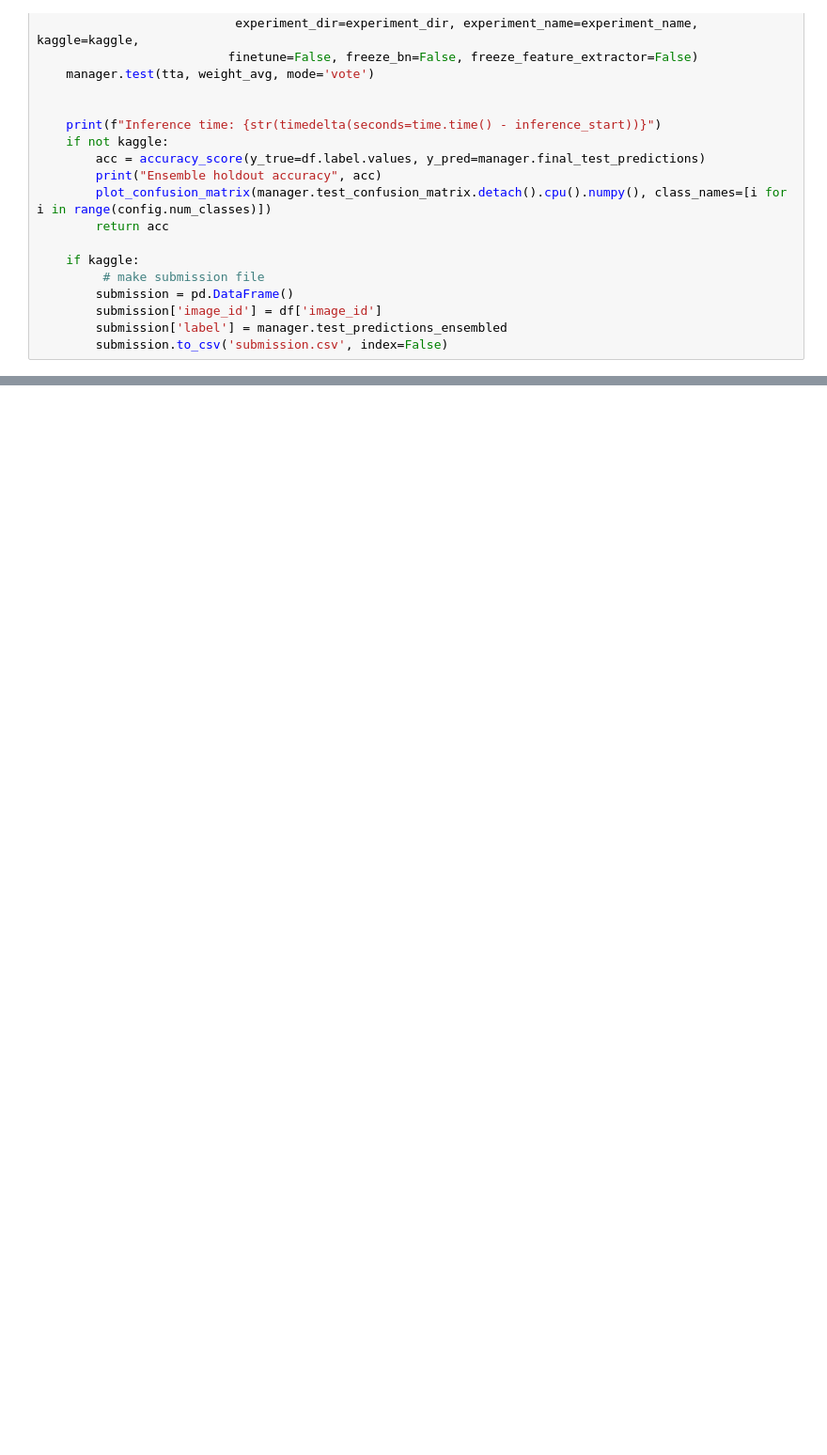
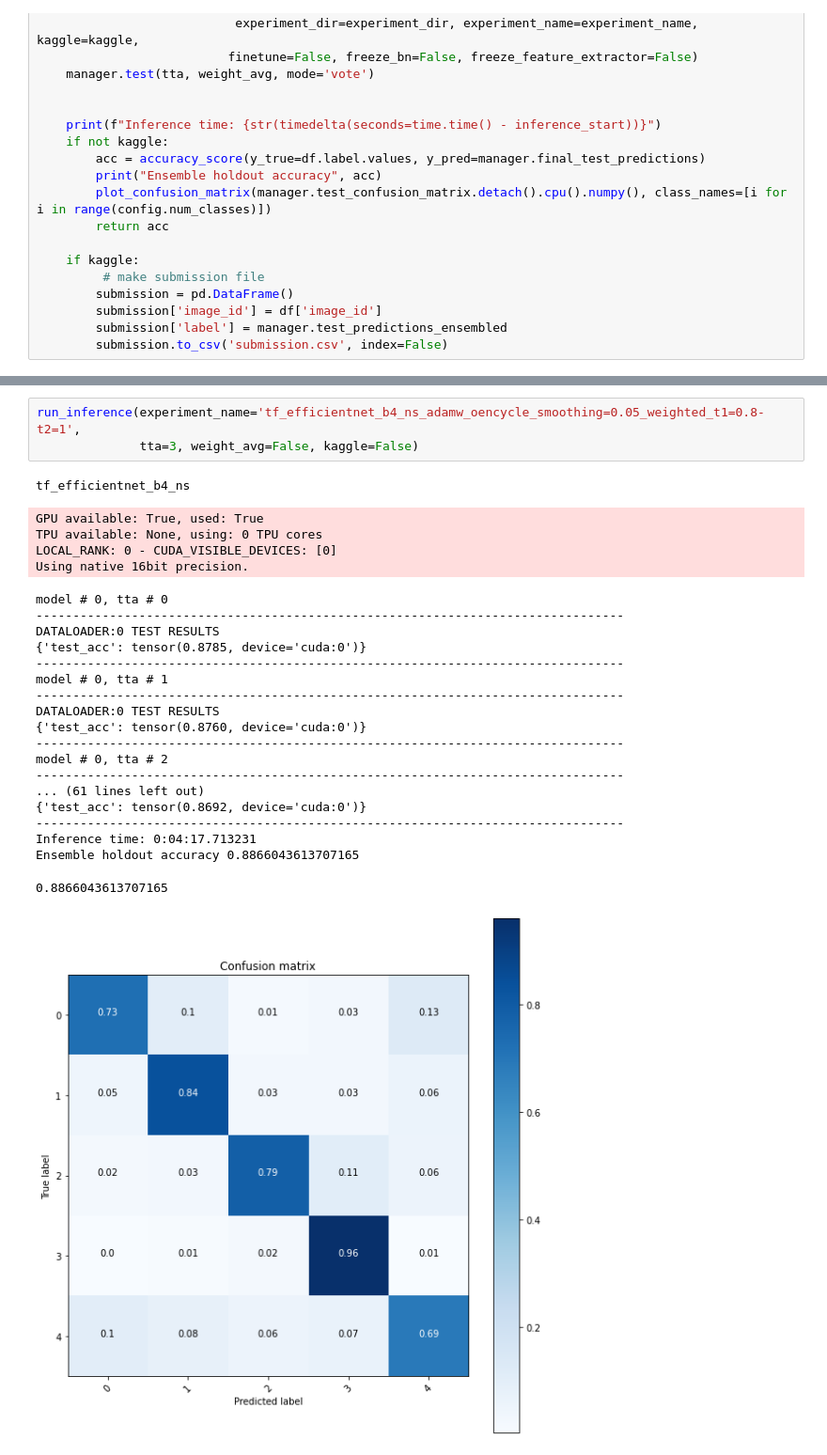
Before and after one commit to felixglush/kaggle-cassava-disease-classification, a Jupyter notebook: inference.ipynb, the cells around one changed output, grey strips where cells are left out. Shown at 94% size. Cells and saved outputs as stored; diff of their text form; blank space fills up the shorter version.

Commit message:
experiment modifying model output to clear noise

```diff
--- a/inference.ipynb
+++ b/inference.ipynb
@@ -227,0 +93,28 @@ model # 3, tta # 0
+# %%
+run_inference(experiment_name='tf_efficientnet_b4_ns_adamw_oencycle_smoothing=0.05_weighted_t1=0.8-t2=1',
+              tta=3, weight_avg=False, kaggle=False)
+# %% [output]
+tf_efficientnet_b4_ns
+GPU available: True, used: True
+TPU available: None, using: 0 TPU cores
+LOCAL_RANK: 0 - CUDA_VISIBLE_DEVICES: [0]
+Using native 16bit precision.
+model # 0, tta # 0
+--------------------------------------------------------------------------------
+DATALOADER:0 TEST RESULTS
+{'test_acc': tensor(0.8785, device='cuda:0')}
+--------------------------------------------------------------------------------
+model # 0, tta # 1
+--------------------------------------------------------------------------------
+DATALOADER:0 TEST RESULTS
+{'test_acc': tensor(0.8760, device='cuda:0')}
+--------------------------------------------------------------------------------
+model # 0, tta # 2
+--------------------------------------------------------------------------------
+... (61 lines left out)
+{'test_acc': tensor(0.8692, device='cuda:0')}
+--------------------------------------------------------------------------------
+Inference time: 0:04:17.713231
+Ensemble holdout accuracy 0.8866043613707165
+0.8866043613707165
+[figure, added]
```
Also changed, not shown: parts of 1 cell of this notebook, 19 other files.
